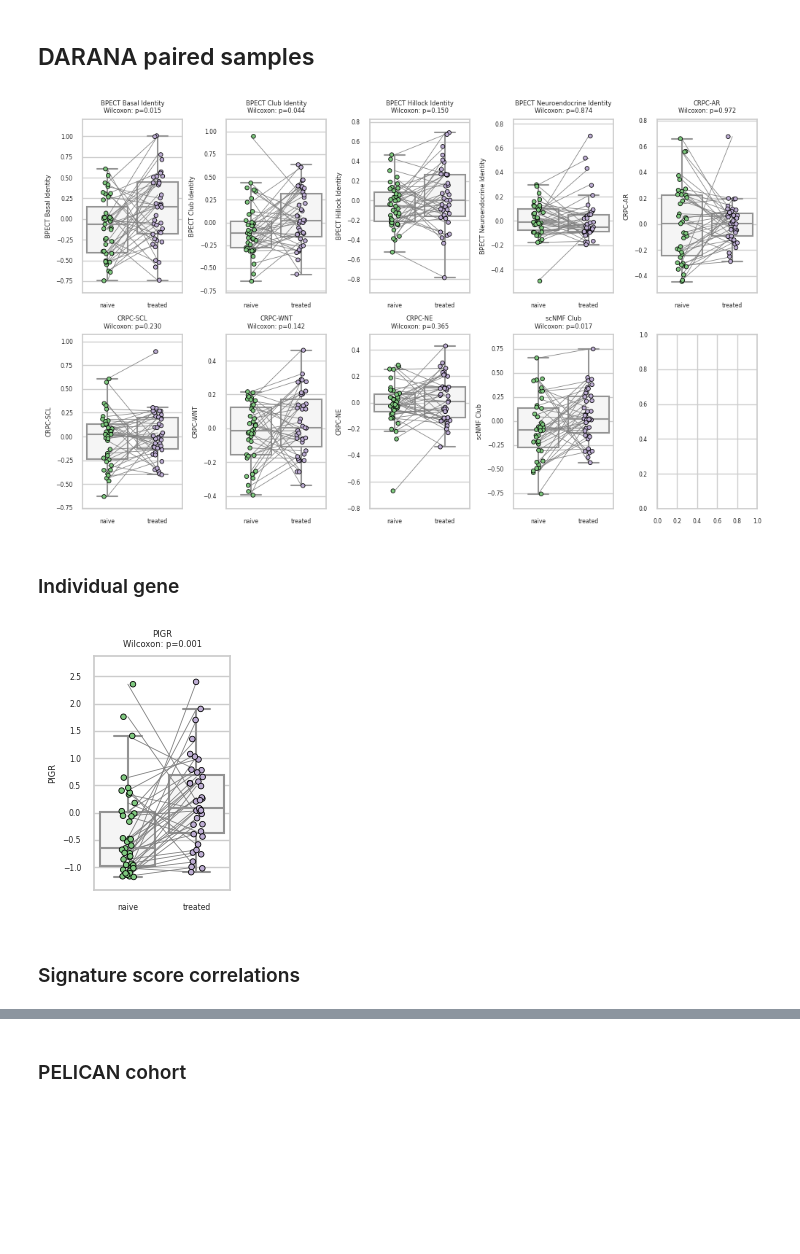
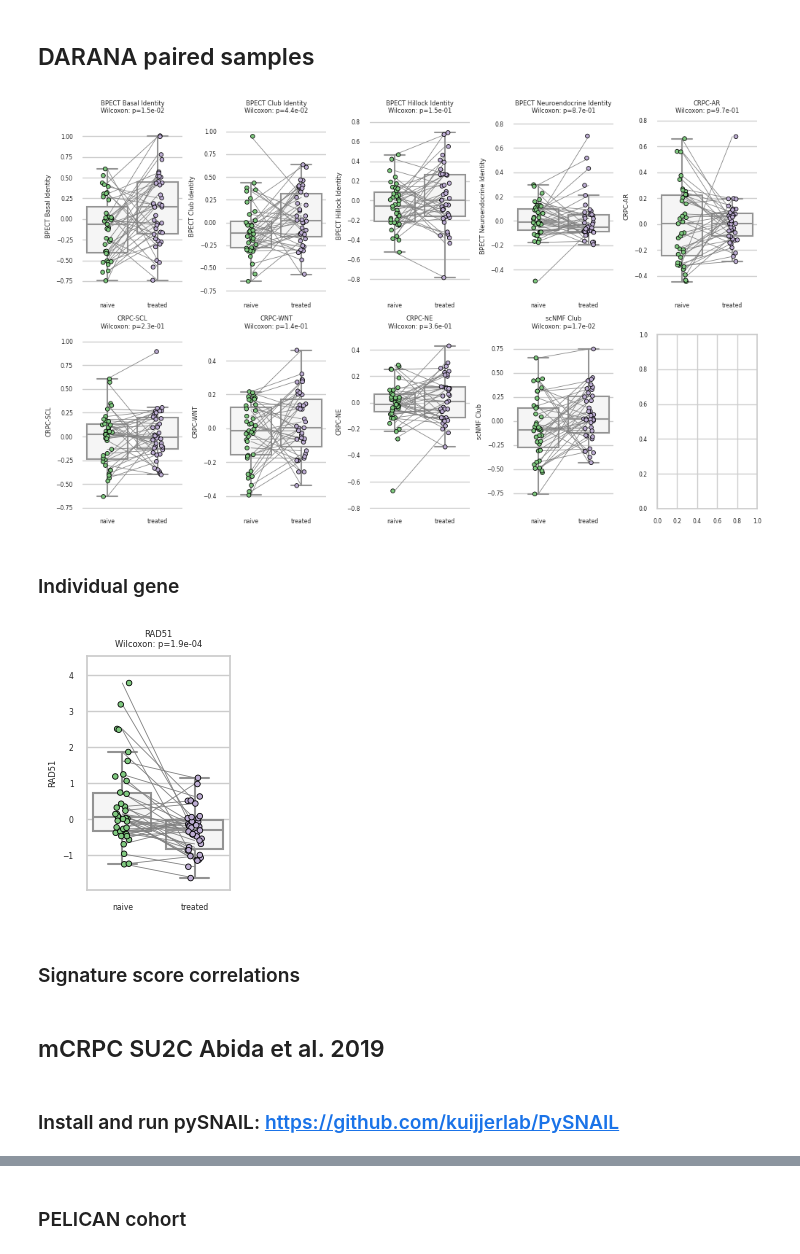
Before and after one commit to akiviaho/hillock_senescence, a Jupyter notebook: club_expression_profile_enrichment_test.ipynb, the cells around one changed output, grey strips where cells are left out. Drawn from its saved outputs; the diff is of its cells as text; code cells hidden in the pictures; blank space fills up the shorter version.

```diff
--- a/club_expression_profile_enrichment_test.ipynb
+++ b/club_expression_profile_enrichment_test.ipynb
@@ -598,7 +600,7 @@ sns.set_theme(style='whitegrid', font_scale=0.5, palette='Accent')
 # Only keep those with paired samples
 plot_df = dat[dat['patient'].isin(meta['patient'].value_counts()[(meta['patient'].value_counts() == 2)].index)]
 
-modules = [
+modules = [# 'BPECT Luminal Identity',
     'BPECT Basal Identity', 'BPECT Club Identity', 'BPECT Hillock Identity', 'BPECT Neuroendocrine Identity',
     'CRPC-AR', 'CRPC-SCL', 'CRPC-WNT', 'CRPC-NE', 'scNMF Club'
 ]
@@ -634,48 +636,52 @@ for idx, signature in enumerate(modules):
 
     ax.set_xlabel('')
     ax.set_ylim(plot_df[signature].min() * 1.2, plot_df[signature].max() * 1.2)
-    ax.set_title(f'{signature}\nWilcoxon: p={pval:.3f}')
-
+    ax.set_title(f'{signature}\nWilcoxon: p={pval:.1e}')
+    ax.spines['left'].set_visible(False)
+    ax.spines['bottom'].set_visible(False)
+    ax.spines['top'].set_visible(False)
+    ax.spines['right'].set_visible(False)
 plt.tight_layout()
 
+plt.savefig(f'./plots/tmp/boxplot.pdf')
 #plt.savefig(f'./plots/DARANA_RNA_seq_treatment_paired_{signature}_score_AR_regressed_out.png',dpi=120)
 #plt.savefig(f'./plots/DARANA_RNA_seq_treatment_paired_{signature}_score_AR_regressed_out.pdf')
 # %% [output]
-[figure, old version]
+[figure, new version]
 # %% [markdown]
 ### Individual gene
 # %%
 
 # Only keep those with paired samples
 plot_df = dat[dat['patient'].isin(meta['patient'].value_counts()[(meta['patient'].value_counts() == 2)].index)]
 
-gene_name = 'PIGR'
+gene_name = 'RAD51'
 
 fig, ax = plt.subplots(figsize=(2,3))
 sns.boxplot(data=plot_df, x='treatment_status', y=gene_name, color='whitesmoke', fliersize=0, ax=ax)
 sns.stripplot(data=plot_df, x='treatment_status', y=gene_name, hue='treatment_status', s=4, edgecolor='black', linewidth=0.6, legend=False, ax=ax)
 
 for patient in plot_df['patient'].unique():
     patient_data = plot_df[plot_df['patient'] == patient]
     ax.plot(patient_data['treatment_status'], patient_data[gene_name], color='gray', linestyle='-', linewidth=0.6)
 
 g1 = plot_df[plot_df['treatment_status'] == 'treated'].sort_values('patient')
 g2 = plot_df[plot_df['treatment_status'] == 'naive'].sort_values('patient')
 
 if (pd.Index(g2['patient']) == pd.Index(g2['patient'])).all():
     stat, pval = wilcoxon(g1[gene_name], g2[gene_name])
 else:
     stat = np.nan
     pval = np.nan
 
 ax.set_xlabel('')
 ax.set_ylim(plot_df[gene_name].min() * 1.2, plot_df[gene_name].max() * 1.2)
-ax.set_title(f'{gene_name}\nWilcoxon: p={pval:.3f}')
+ax.set_title(f'{gene_name}\nWilcoxon: p={pval:.1e}')
 
 plt.tight_layout()
 plt.show()
 # %% [output]
-[figure, old version]
+[figure, new version]
 # %% [markdown]
 ### Signature score correlations
 # %%
@@ -770,3 +776,5 @@ plt.savefig('./plots/DARANA_HALLMARK_ANDROGEN_SIGNALING_regressed_out_epithelial
 plt.savefig('./plots/DARANA_HALLMARK_ANDROGEN_SIGNALING_regressed_out_epithelial_correlation_treated.pdf')
 
 plt.show()
+# %% [markdown]
+## mCRPC SU2C Abida et al. 2019
@@ -772,0 +794,2 @@ plt.show()
+# %% [markdown]
+### Install and run pySNAIL: https://github.com/kuijjerlab/PySNAIL
```
Also changed, not shown: parts of 39 cells of this notebook.
